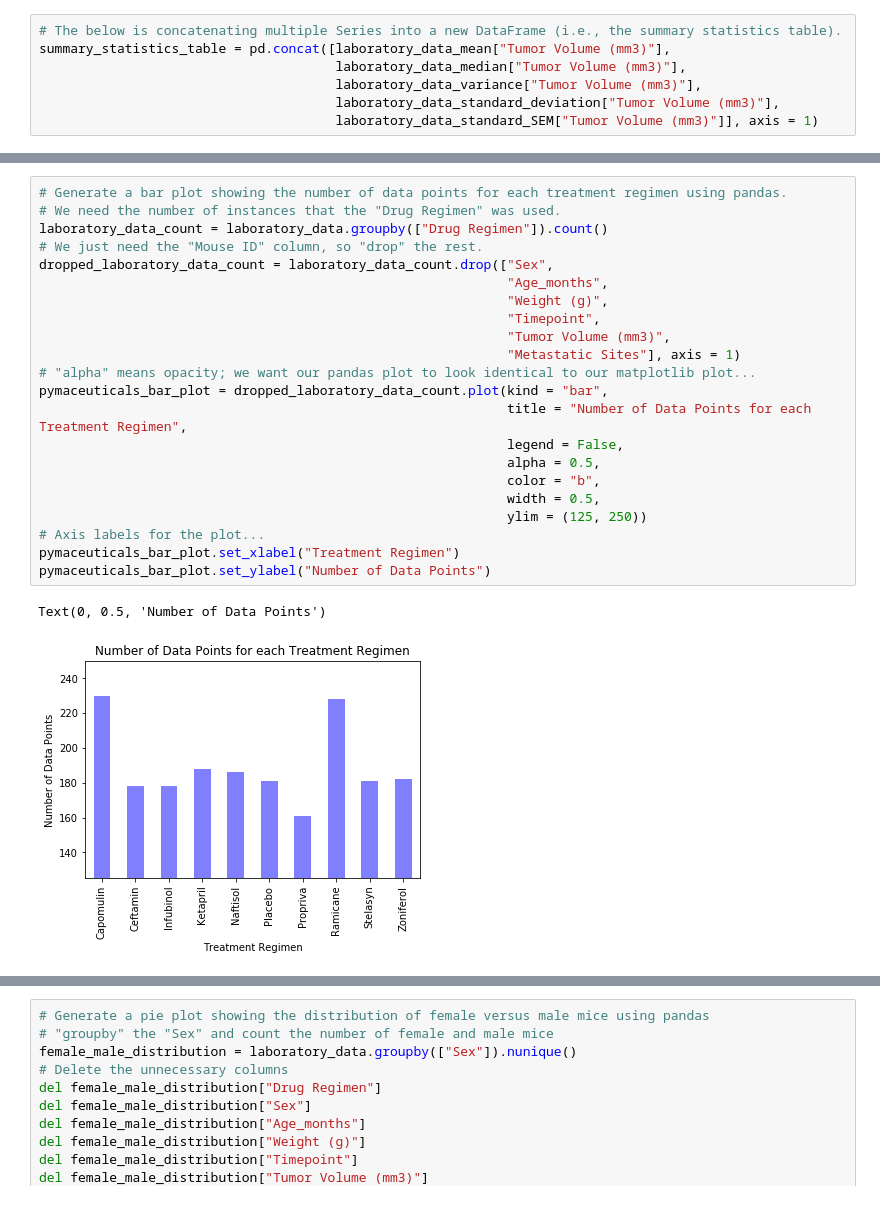
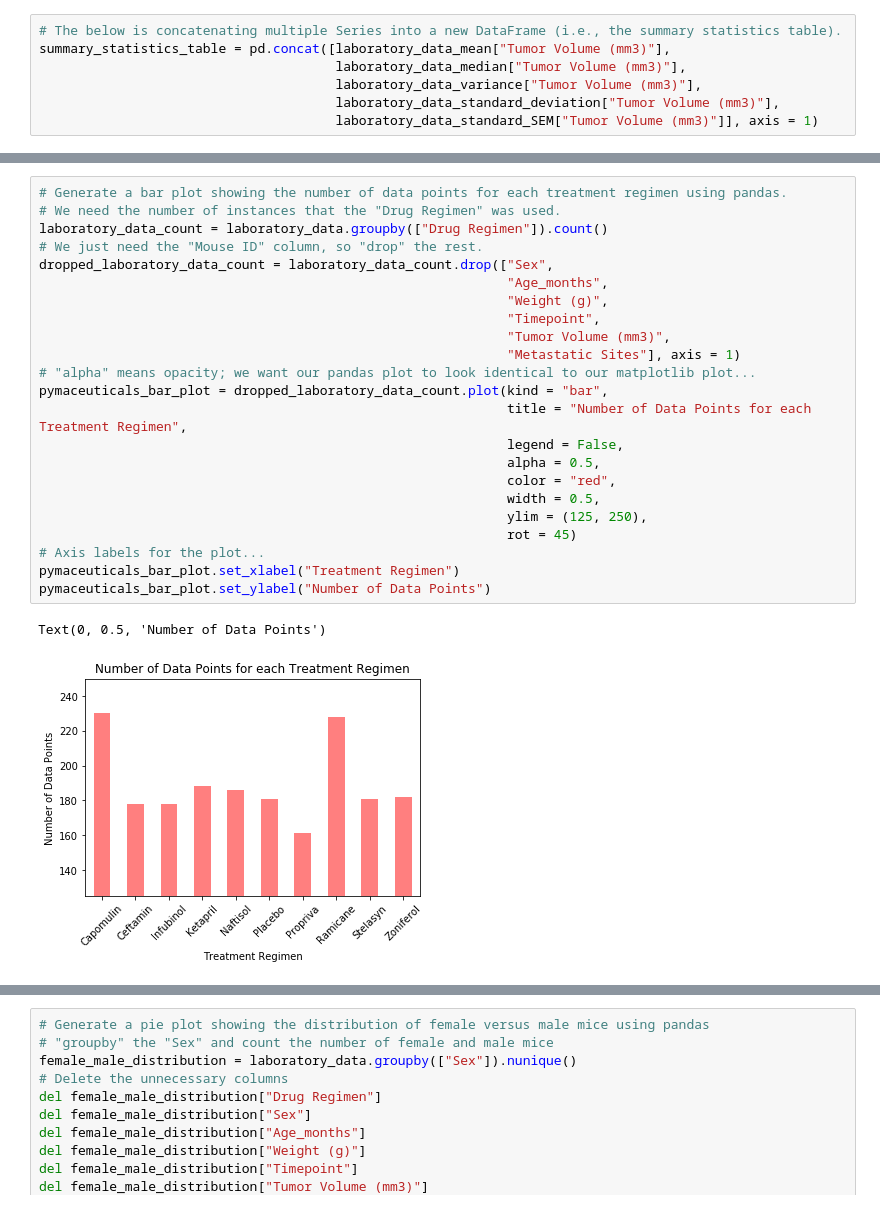
Before and after one commit to ognjenstrbanovic/APIs-vacation-spots, a Jupyter notebook: matplotlib-challenge/Matplotlib Homework - The Power of Plots.ipynb, the cells around one changed output, grey strips where cells are left out. Cells and saved outputs as stored; diff of their text form.

```diff
--- a/matplotlib-challenge/Matplotlib Homework - The Power of Plots.ipynb
+++ b/matplotlib-challenge/Matplotlib Homework - The Power of Plots.ipynb
@@ -70,28 +71,29 @@ summary_statistics_table
 # %%
 # Generate a bar plot showing the number of data points for each treatment regimen using pandas.
 # We need the number of instances that the "Drug Regimen" was used.
 laboratory_data_count = laboratory_data.groupby(["Drug Regimen"]).count()
 # We just need the "Mouse ID" column, so "drop" the rest.
 dropped_laboratory_data_count = laboratory_data_count.drop(["Sex",
                                                             "Age_months",
                                                             "Weight (g)",
                                                             "Timepoint",
                                                             "Tumor Volume (mm3)",
                                                             "Metastatic Sites"], axis = 1)
 # "alpha" means opacity; we want our pandas plot to look identical to our matplotlib plot...
 pymaceuticals_bar_plot = dropped_laboratory_data_count.plot(kind = "bar",
                                                             title = "Number of Data Points for each Treatment Regimen",
                                                             legend = False,
                                                             alpha = 0.5,
-                                                            color = "b",
+                                                            color = "red",
                                                             width = 0.5,
-                                                            ylim = (125, 250))
+                                                            ylim = (125, 250),
+                                                            rot = 45)
 # Axis labels for the plot...
 pymaceuticals_bar_plot.set_xlabel("Treatment Regimen")
 pymaceuticals_bar_plot.set_ylabel("Number of Data Points")
 # %% [output]
 Text(0, 0.5, 'Number of Data Points')
-[figure, old version]
+[figure, new version]
 # %%
 # Generate a bar plot showing the number of data points for each treatment regimen using pyplot.
 # Create an array that contains the instances.
```
Also changed, not shown: parts of 9 cells of this notebook.
